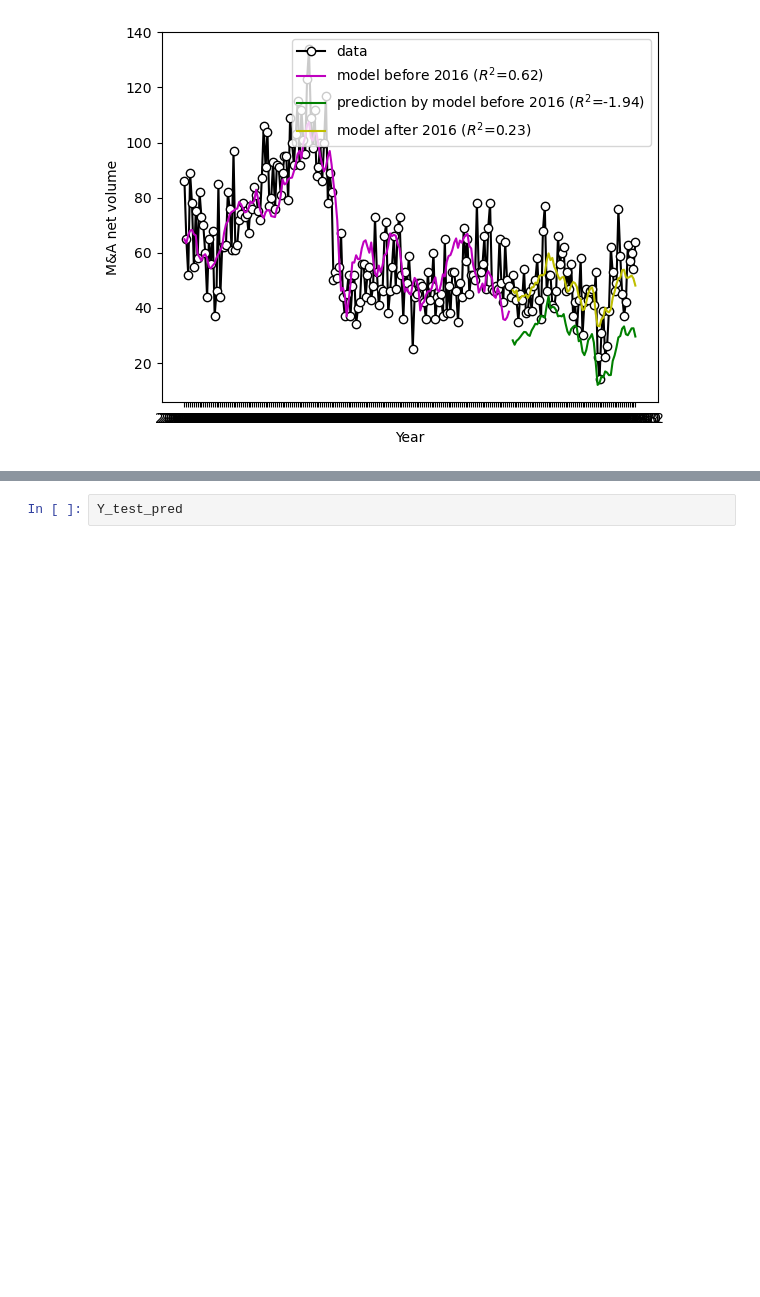
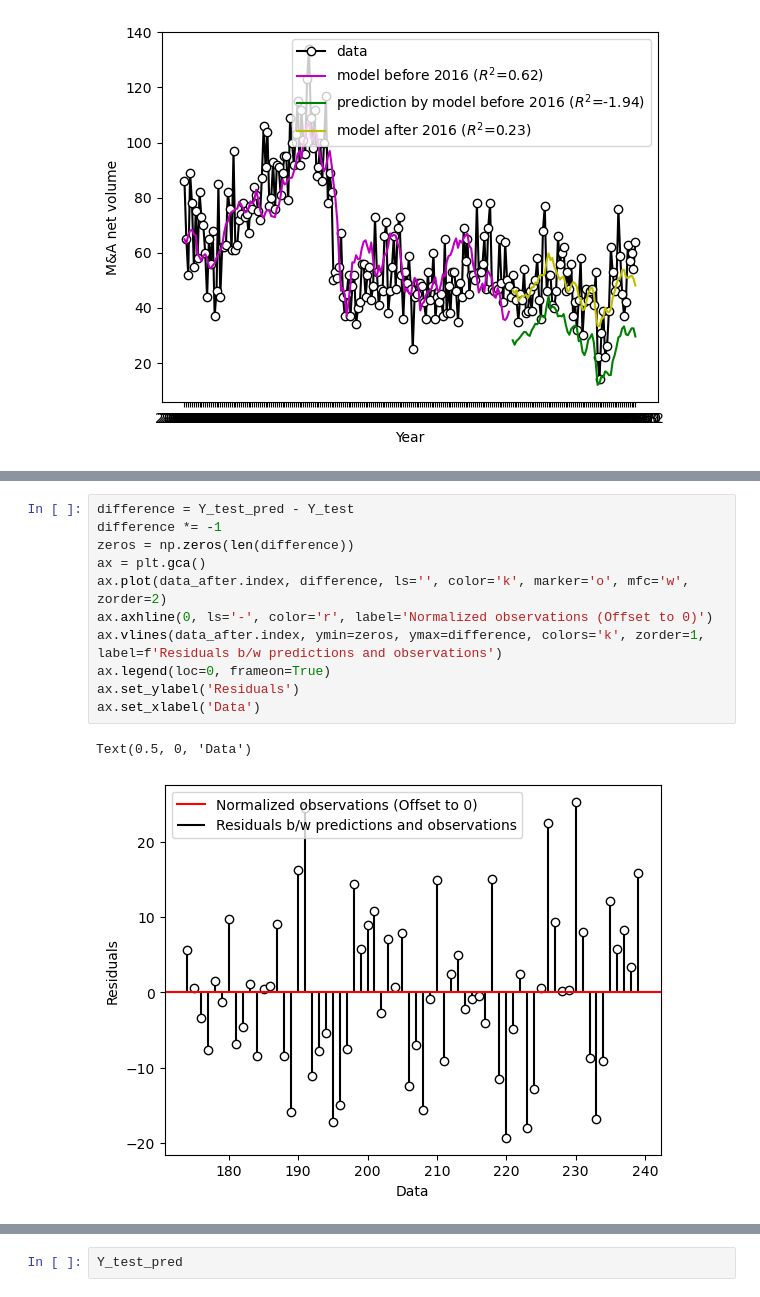
Before and after one commit to victoriawong1123/data_science_project, a Jupyter notebook: notebooks/quarterly_model.ipynb, the cells around one changed output, grey strips where cells are left out. Drawn from its saved outputs; the diff is of its cells as text; blank space fills up the shorter version.

```diff
--- a/notebooks/quarterly_model.ipynb
+++ b/notebooks/quarterly_model.ipynb
@@ -220,0 +262,14 @@ plt.plot(Y_test, '-', color='blue')
+# %%
+difference = Y_test_pred - Y_test
+difference *= -1
+zeros = np.zeros(len(difference))
+ax = plt.gca()
+ax.plot(data_after.index, difference, ls='', color='k', marker='o', mfc='w', zorder=2)
+ax.axhline(0, ls='-', color='r', label='Normalized observations (Offset to 0)')
+ax.vlines(data_after.index, ymin=zeros, ymax=difference, colors='k', zorder=1, label=f'Residuals b/w predictions and observations')
+ax.legend(loc=0, frameon=True)
+ax.set_ylabel('Residuals')
+ax.set_xlabel('Data')
+# %% [output]
+Text(0.5, 0, 'Data')
+[figure, added]
```
Also changed, not shown: parts of 33 cells of this notebook.
